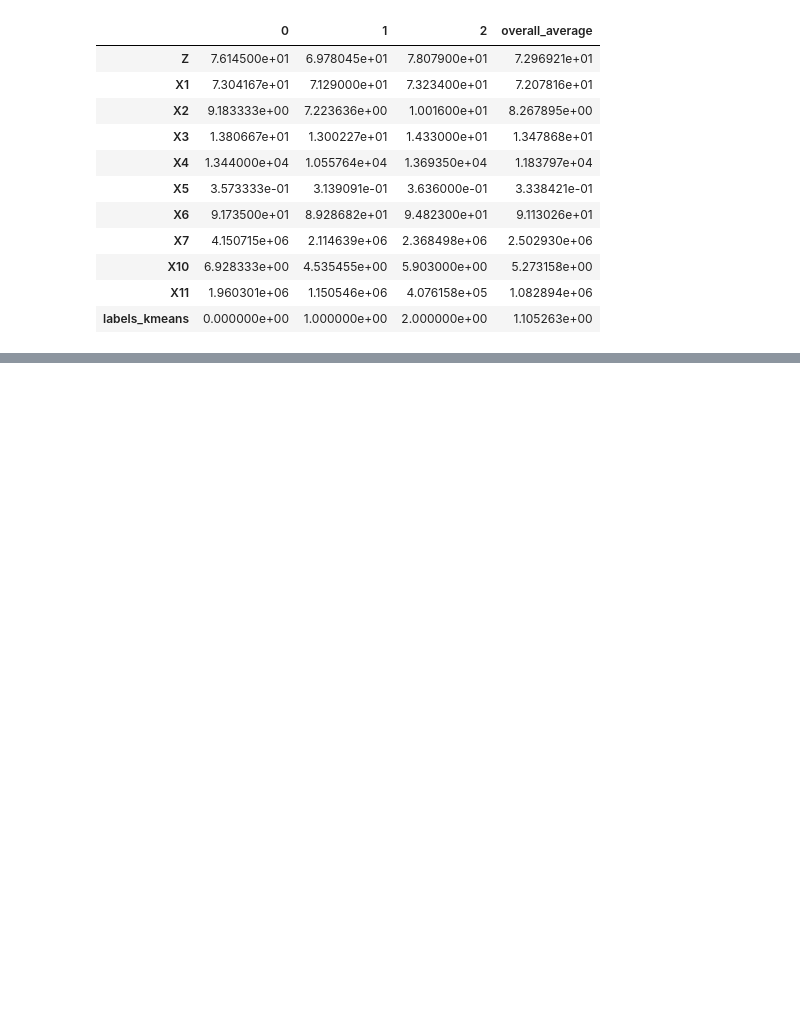
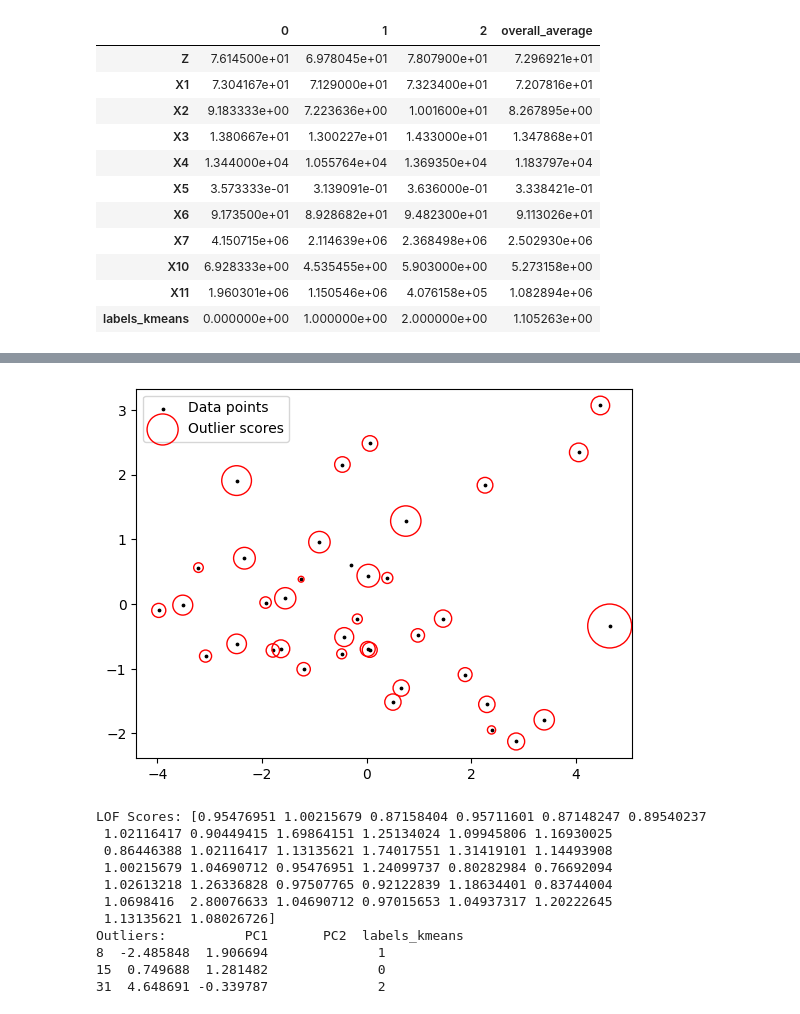
Before and after one commit to NineAlvariqati/Source-Code_Project-TA, a Jupyter notebook: Segmentasi Wilayah Jawa Timur Berdasarkan Indeks Pembangunan Manusia Dengan Menggunakan Analisis Faktor dan K-Means.ipynb, the cells around one changed output, grey strips where cells are left out. Cells and saved outputs as stored; diff of their text form; code cells hidden in the pictures; blank space fills up the shorter version.

```diff
--- a/Segmentasi Wilayah Jawa Timur Berdasarkan Indeks Pembangunan Manusia Dengan Menggunakan Analisis Faktor dan K-Means.ipynb
+++ b/Segmentasi Wilayah Jawa Timur Berdasarkan Indeks Pembangunan Manusia Dengan Menggunakan Analisis Faktor dan K-Means.ipynb
@@ -743,0 +891,36 @@ pd.concat([clustermean, overall_mean], axis=1)
+# %%
+import numpy as np
+import matplotlib.pyplot as plt
+from sklearn.neighbors import LocalOutlierFactor
+
+# Contoh data
+X = df_pca
+
+# Membuat model LOF
+clf = LocalOutlierFactor(n_neighbors=2)  # Menggunakan 2 tetangga terdekat
+y_pred = clf.fit_predict(X)
+lof_scores = -clf.negative_outlier_factor_
+
+# Visualisasi hasil
+plt.scatter(X["PC1"], X["PC2"], color='k', s=3.0, label='Data points')
+radius = (lof_scores - lof_scores.min()) / (lof_scores.max() - lof_scores.min())
+plt.scatter(X["PC1"], X["PC2"], s=1000 * radius, edgecolors='r', facecolors='none', label='Outlier scores')
+plt.legend()
+plt.show()
+
+# Menampilkan skor LOF
+print("LOF Scores:", lof_scores)
+print("Outliers:", X[y_pred == -1])
+# %% [output]
+[figure, added]
+LOF Scores: [0.95476951 1.00215679 0.87158404 0.95711601 0.87148247 0.89540237
+ 1.02116417 0.90449415 1.69864151 1.25134024 1.09945806 1.16930025
+ 0.86446388 1.02116417 1.13135621 1.74017551 1.31419101 1.14493908
+ 1.00215679 1.04690712 0.95476951 1.24099737 0.80282984 0.76692094
+ 1.02613218 1.26336828 0.97507765 0.92122839 1.18634401 0.83744004
+ 1.0698416  2.80076633 1.04690712 0.97015653 1.04937317 1.20222645
+ 1.13135621 1.08026726]
+Outliers:          PC1       PC2  labels_kmeans
+8  -2.485848  1.906694              1
+15  0.749688  1.281482              0
+31  4.648691 -0.339787              2
```
Also changed, not shown: parts of 12 cells of this notebook.
